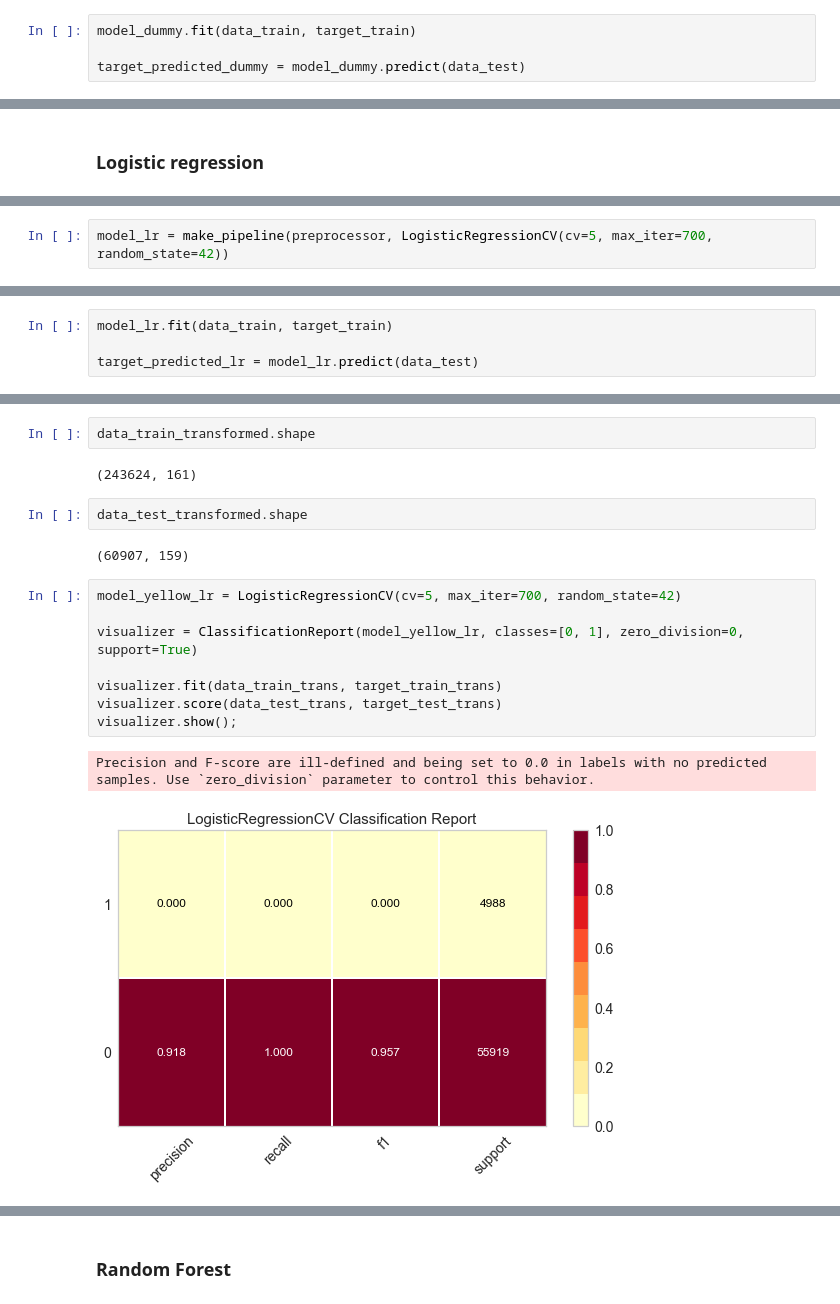
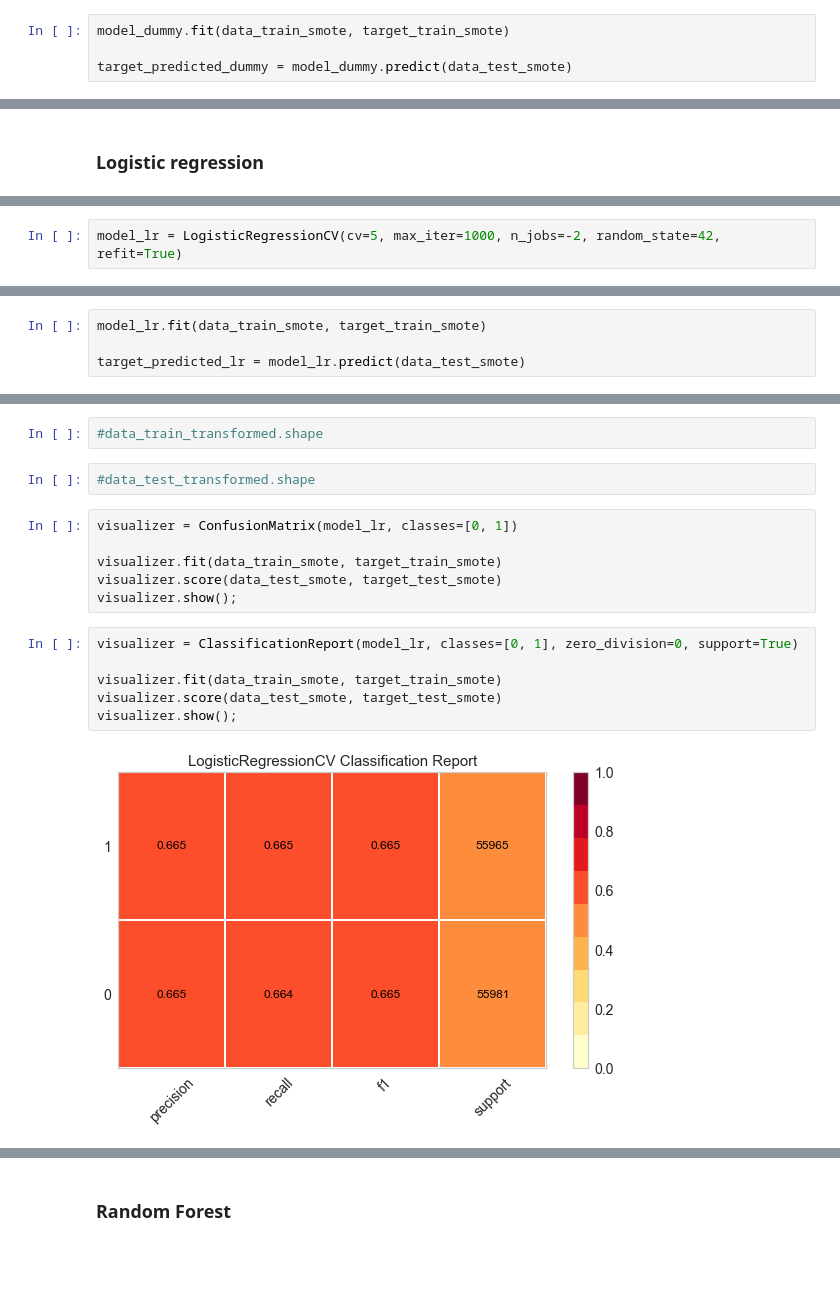
Before and after one commit to florabajolet/OCR7_scoring, a Jupyter notebook: P7_scoring_modeling.ipynb, the cells around one changed output, grey strips where cells are left out. Cells and saved outputs as stored; diff of their text form; blank space fills up the shorter version.

Commit message:
2022 January 4 - EDA aggregations done, still some cleaning for NaN to do. Use of SMOTE in modeling for unbalanced classes.

```diff
--- a/P7_scoring_modeling.ipynb
+++ b/P7_scoring_modeling.ipynb
@@ -159,5 +197,5 @@ model_dummy = make_pipeline(preprocessor, DummyClassifier(strategy="constant", c
 # %%
-model_dummy.fit(data_train, target_train)
+model_dummy.fit(data_train_smote, target_train_smote)
 
-target_predicted_dummy = model_dummy.predict(data_test)
+target_predicted_dummy = model_dummy.predict(data_test_smote)
 # %%
@@ -210,3 +238,3 @@ data_test_transformed.shape
 # %%
-model_lr = make_pipeline(preprocessor, LogisticRegressionCV(cv=5, max_iter=700, random_state=42))
+model_lr = LogisticRegressionCV(cv=5, max_iter=1000, n_jobs=-2, random_state=42, refit=True)
 # %%
@@ -216,4 +244,4 @@ model_lr = make_pipeline(preprocessor, LogisticRegressionCV(cv=5, max_iter=700,
 # %%
-model_lr.fit(data_train, target_train)
+model_lr.fit(data_train_smote, target_train_smote)
 
-target_predicted_lr = model_lr.predict(data_test)
+target_predicted_lr = model_lr.predict(data_test_smote)
@@ -291,20 +288,19 @@ model_lr[1].scores_
 # %%
-data_train_transformed.shape
+#data_train_transformed.shape
-# %% [output]
-(243624, 161)
 # %%
-data_test_transformed.shape
+#data_test_transformed.shape
-# %% [output]
-(60907, 159)
+# %%
+visualizer = ConfusionMatrix(model_lr, classes=[0, 1])
+
+visualizer.fit(data_train_smote, target_train_smote)
+visualizer.score(data_test_smote, target_test_smote)
+visualizer.show();
 # %%
-model_yellow_lr = LogisticRegressionCV(cv=5, max_iter=700, random_state=42)
+visualizer = ClassificationReport(model_lr, classes=[0, 1], zero_division=0, support=True)
 
-visualizer = ClassificationReport(model_yellow_lr, classes=[0, 1], zero_division=0, support=True)
-
-visualizer.fit(data_train_trans, target_train_trans)
-visualizer.score(data_test_trans, target_test_trans)
+visualizer.fit(data_train_smote, target_train_smote)
+visualizer.score(data_test_smote, target_test_smote)
 visualizer.show();
 # %% [output]
-Precision and F-score are ill-defined and being set to 0.0 in labels with no predicted samples. Use `zero_division` parameter to control this behavior.
-[figure, old version]
+[figure, new version]
 # %%
```
Also changed, not shown: parts of 42 cells of this notebook.
